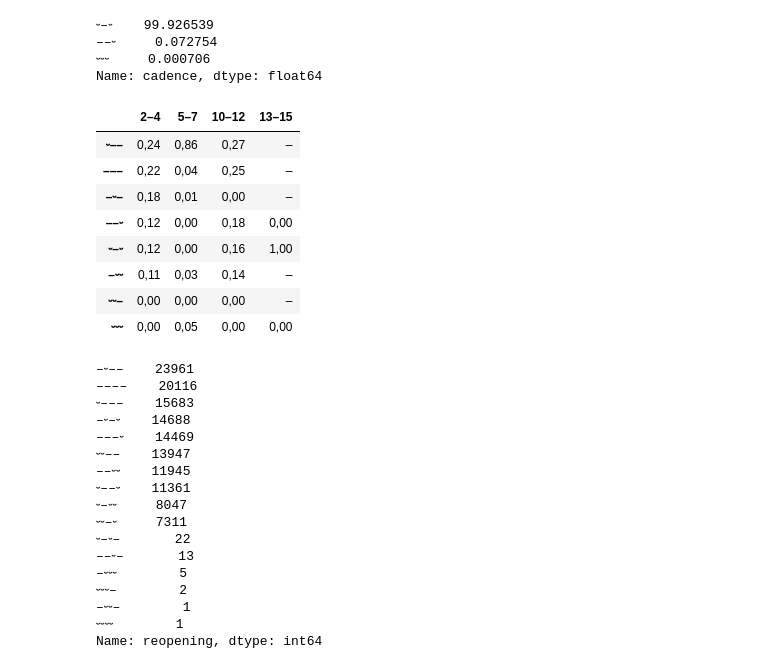
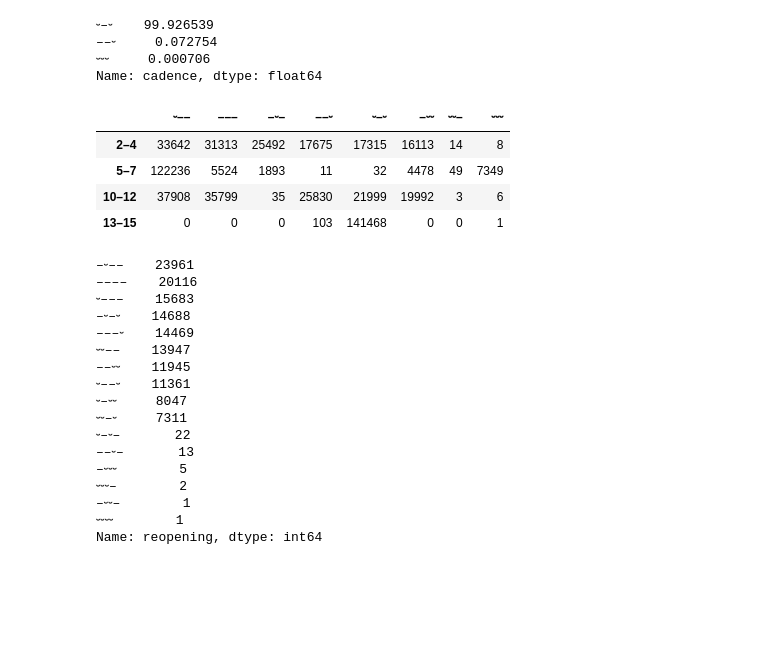
Before and after one commit to kmein/shloka, a Jupyter notebook: statistics.ipynb, the cells around one changed output. Saved outputs shown, nothing was run; the diff lists cells and outputs as text; code cells hidden in the pictures; blank space fills up the shorter version.

Commit message:
feat: do not normalise sequences at positions

```diff
--- a/statistics.ipynb
+++ b/statistics.ipynb
@@ -369,26 +369,22 @@ shlokas["cadence"].value_counts(normalize=True) * 100 #/ pd.Series(dict(GGG=36.8
 Name: cadence, dtype: float64
 # %%
 sequences_at_positions = pd.DataFrame([
-    shlokas["opening"].rename("2–4").str[1:].value_counts(normalize=True),
-    shlokas["semi-cadence"].rename("5–7").value_counts(normalize=True),
-    shlokas["reopening"].rename("10–12").str[1:].value_counts(normalize=True),
-    shlokas["cadence"].rename("13–15").value_counts(normalize=True),
-])
+    shlokas["opening"].rename("2–4").str[1:].value_counts(),
+    shlokas["semi-cadence"].rename("5–7").value_counts(),
+    shlokas["reopening"].rename("10–12").str[1:].value_counts(),
+    shlokas["cadence"].rename("13–15").value_counts(),
+]).fillna(0).astype(int)
+sequences_at_positions.style.background_gradient(axis="columns", cmap=cm)
+# %% [output]
+|  | ⏑–– | ––– | –⏑– | ––⏑ | ⏑–⏑ | –⏑⏑ | ⏑⏑– | ⏑⏑⏑ |
+| 2–4 | 33642 | 31313 | 25492 | 17675 | 17315 | 16113 | 14 | 8 |
+| 5–7 | 122236 | 5524 | 1893 | 11 | 32 | 4478 | 49 | 7349 |
+| 10–12 | 37908 | 35799 | 35 | 25830 | 21999 | 19992 | 3 | 6 |
+| 13–15 | 0 | 0 | 0 | 103 | 141468 | 0 | 0 | 1 |
 # %%
 write_table(sequences_at_positions, "sequences_at_positions",
             caption="Häufigkeit metrischer Sequenzen an verschiedenen Positionen im Vers.",
             heatmap=True, axis="columns")
-sequences_at_positions.transpose().style.background_gradient(axis="rows", cmap=cm)
-# %% [output]
-|  | 2–4 | 5–7 | 10–12 | 13–15 |
-| ⏑–– | 0,24 | 0,86 | 0,27 | – |
-| ––– | 0,22 | 0,04 | 0,25 | – |
-| –⏑– | 0,18 | 0,01 | 0,00 | – |
-| ––⏑ | 0,12 | 0,00 | 0,18 | 0,00 |
-| ⏑–⏑ | 0,12 | 0,00 | 0,16 | 1,00 |
-| –⏑⏑ | 0,11 | 0,03 | 0,14 | – |
-| ⏑⏑– | 0,00 | 0,00 | 0,00 | – |
-| ⏑⏑⏑ | 0,00 | 0,05 | 0,00 | 0,00 |
 # %%
 shlokas["reopening"].value_counts()
 # %% [output]
```
